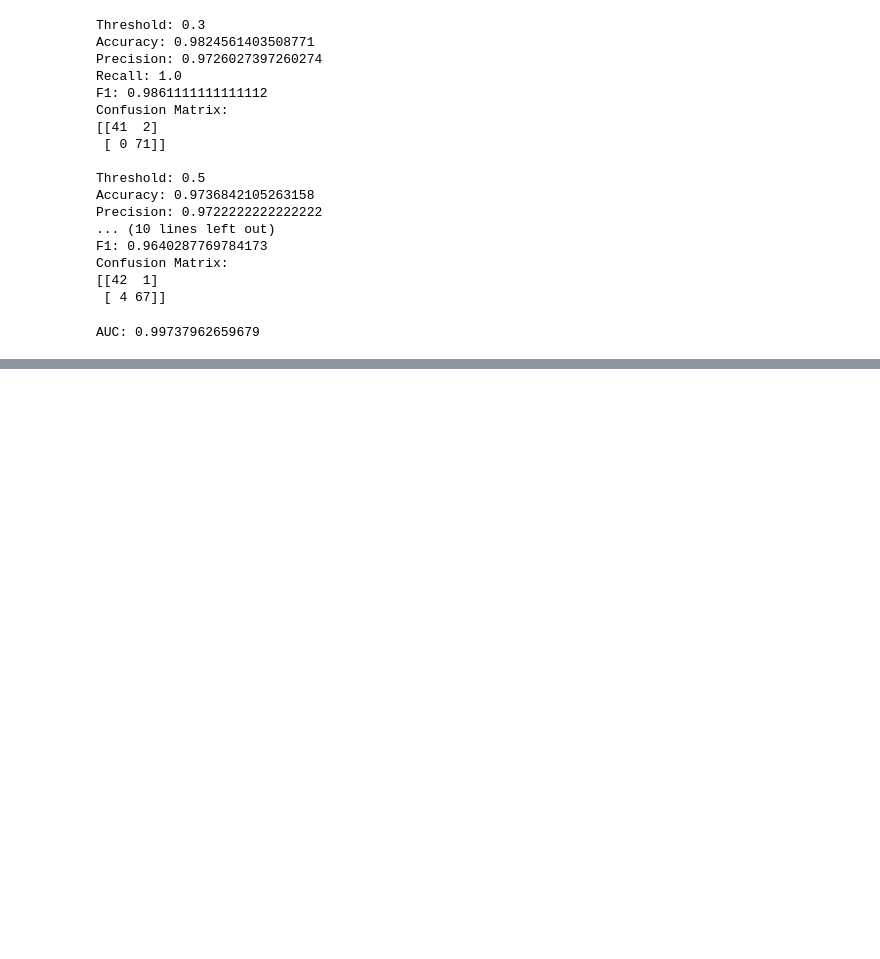
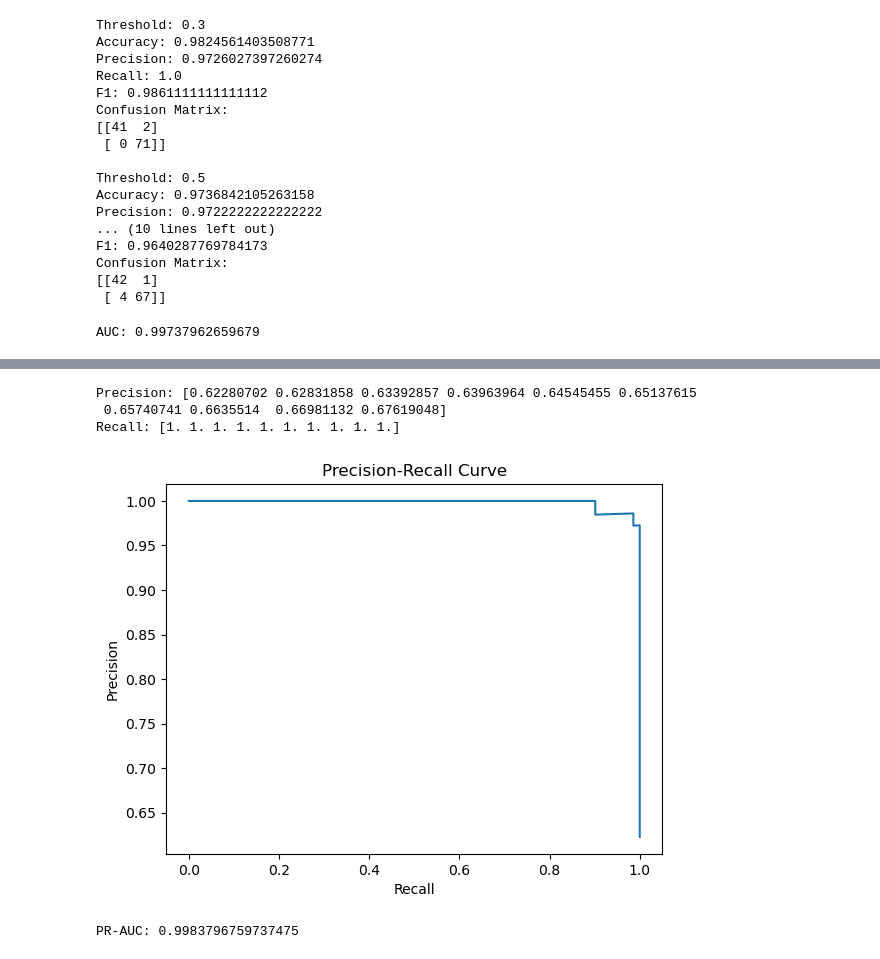
Before and after one commit to hemant237/Fastapi-project, a Jupyter notebook: practice/LogisticRegression/breastcancer.ipynb, the cells around one changed output, grey strips where cells are left out. Drawn from its saved outputs; the diff is of its cells as text; code cells hidden in the pictures; blank space fills up the shorter version.

```diff
--- a/practice/LogisticRegression/breastcancer.ipynb
+++ b/practice/LogisticRegression/breastcancer.ipynb
@@ -182,0 +183,34 @@ plt.show()
+# %%
+from sklearn.metrics import precision_recall_curve
+
+precision, recall, thresholds = precision_recall_curve(
+    y_test,
+    y_prob[:, 1]
+)
+
+print("Precision:", precision[:10])
+print("Recall:", recall[:10])
+# %% [output]
+Precision: [0.62280702 0.62831858 0.63392857 0.63963964 0.64545455 0.65137615
+ 0.65740741 0.6635514  0.66981132 0.67619048]
+Recall: [1. 1. 1. 1. 1. 1. 1. 1. 1. 1.]
+# %%
+import matplotlib.pyplot as plt
+
+plt.plot(recall, precision)
+
+plt.xlabel("Recall")
+plt.ylabel("Precision")
+plt.title("Precision-Recall Curve")
+
+plt.show()
+# %% [output]
+[figure, added]
+# %%
+from sklearn.metrics import average_precision_score
+
+pr_auc = average_precision_score(y_test, y_prob[:, 1])
+
+print("PR-AUC:", pr_auc)
+# %% [output]
+PR-AUC: 0.9983796759737475
```
Also changed, not shown: parts of 1 cell of this notebook.
